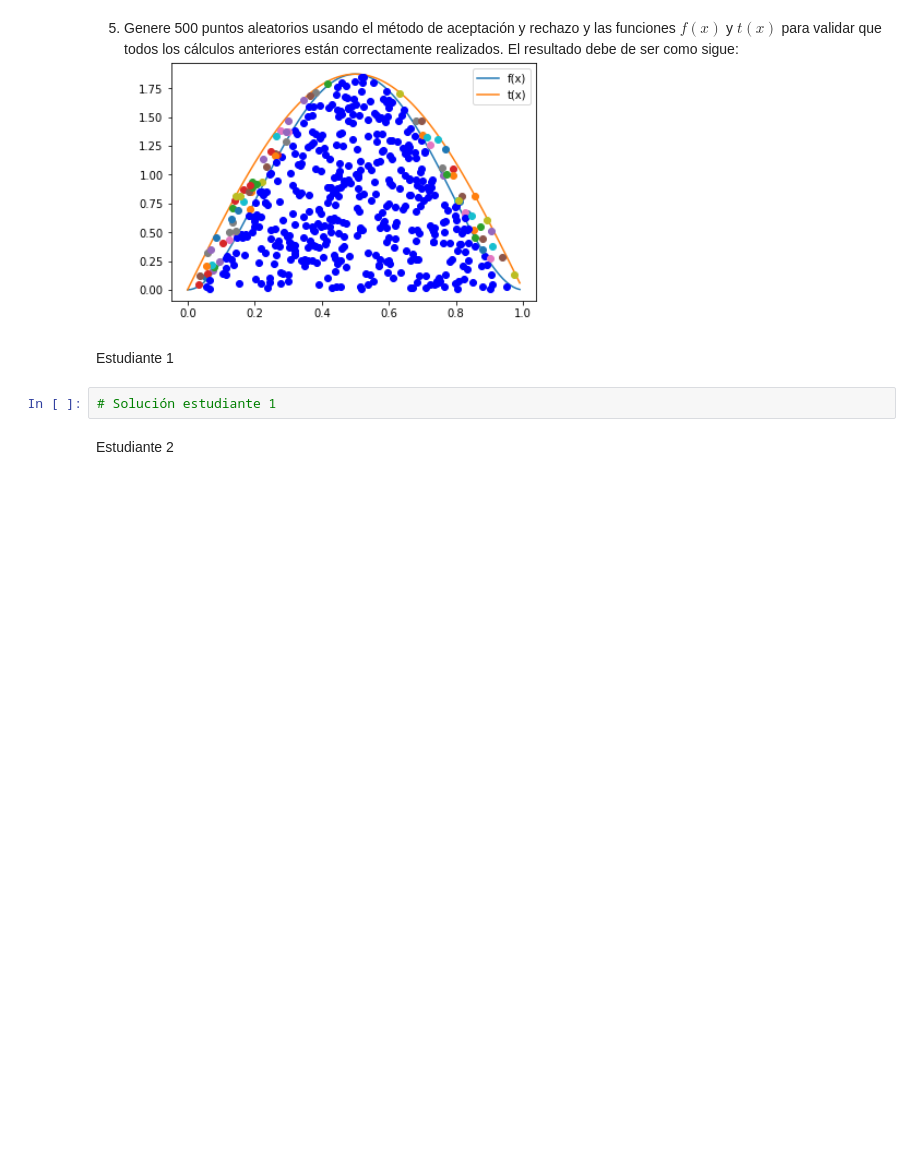
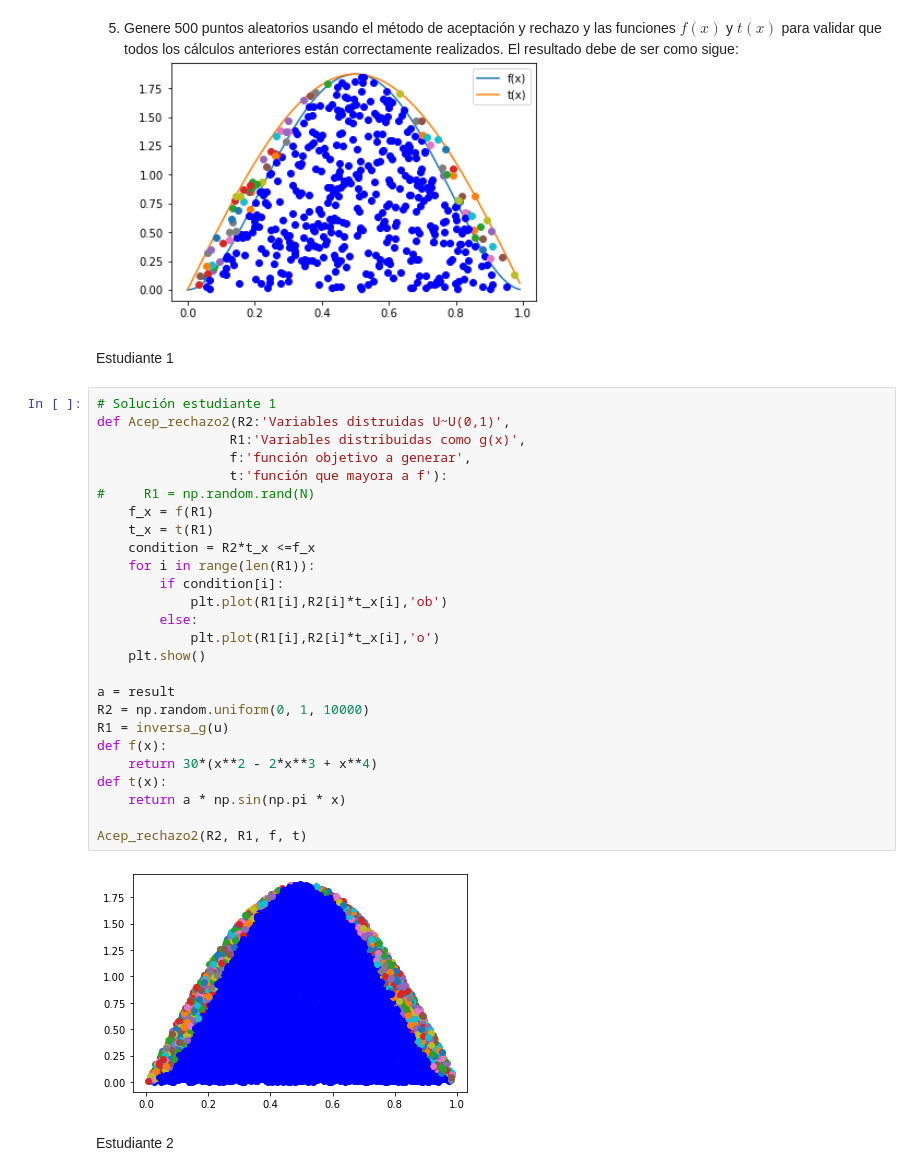
Before and after one commit to hectorfalomir/ProyectoConjunto_HJFalomir_AMartinez, a Jupyter notebook: Tarea5.ipynb, the cells around one changed output. Cells and saved outputs as stored; diff of their text form; blank space fills up the shorter version.

```diff
--- a/Tarea5.ipynb
+++ b/Tarea5.ipynb
@@ -62,8 +139,34 @@ Estudiante 2
 ![image.png](attachment:image.png)
 # %% [markdown]
 Estudiante 1
-# %%
-# Solución estudiante 1
+# %%
+# Solución estudiante 1
+def Acep_rechazo2(R2:'Variables distruidas U~U(0,1)',
+                 R1:'Variables distribuidas como g(x)',
+                 f:'función objetivo a generar',
+                 t:'función que mayora a f'):
+#     R1 = np.random.rand(N)
+    f_x = f(R1)
+    t_x = t(R1)
+    condition = R2*t_x <=f_x
+    for i in range(len(R1)):
+        if condition[i]:
+            plt.plot(R1[i],R2[i]*t_x[i],'ob')
+        else:
+            plt.plot(R1[i],R2[i]*t_x[i],'o')
+    plt.show()
+
+a = result
+R2 = np.random.uniform(0, 1, 10000)
+R1 = inversa_g(u)
+def f(x):
+    return 30*(x**2 - 2*x**3 + x**4)
+def t(x):
+    return a * np.sin(np.pi * x)
+
+Acep_rechazo2(R2, R1, f, t)
+# %% [output]
+[figure, added]
 # %% [markdown]
 Estudiante 2
 # %% [markdown]
```
Also changed, not shown: parts of 19 cells of this notebook.
